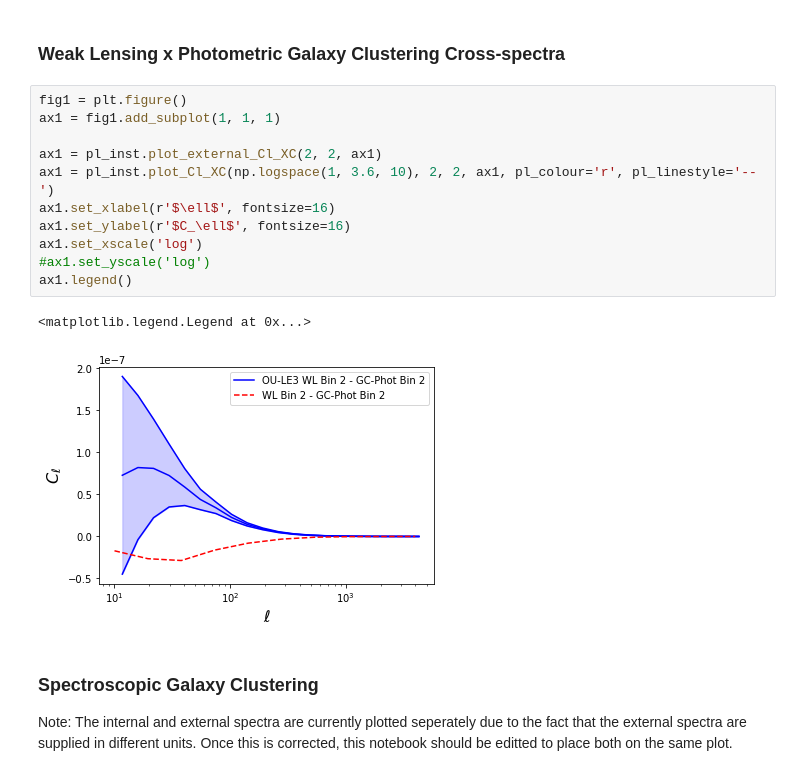
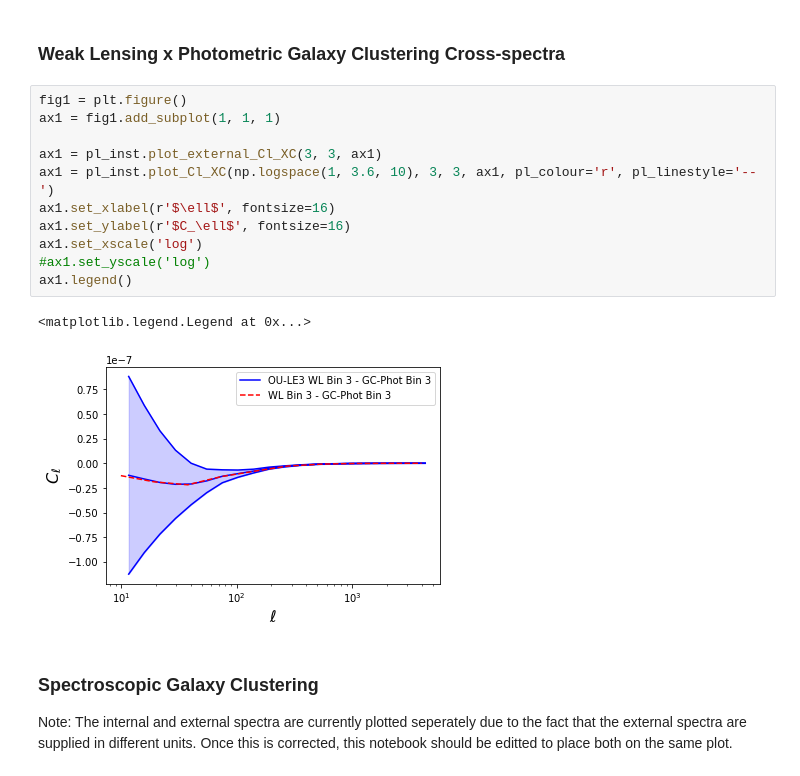
Before and after one commit to testarnyttnamn/testnamemaster, a Jupyter notebook: observable_plotting_notebook.ipynb, the cells around one changed output. Cells and saved outputs as stored; diff of their text form.

```diff
--- a/observable_plotting_notebook.ipynb
+++ b/observable_plotting_notebook.ipynb
@@ -155,17 +155,17 @@ ax1.legend()
 # %%
 fig1 = plt.figure()
 ax1 = fig1.add_subplot(1, 1, 1)
 
-ax1 = pl_inst.plot_external_Cl_XC(2, 2, ax1)
-ax1 = pl_inst.plot_Cl_XC(np.logspace(1, 3.6, 10), 2, 2, ax1, pl_colour='r', pl_linestyle='--')
+ax1 = pl_inst.plot_external_Cl_XC(3, 3, ax1)
+ax1 = pl_inst.plot_Cl_XC(np.logspace(1, 3.6, 10), 3, 3, ax1, pl_colour='r', pl_linestyle='--')
 ax1.set_xlabel(r'$\ell$', fontsize=16)
 ax1.set_ylabel(r'$C_\ell$', fontsize=16)
 ax1.set_xscale('log')
 #ax1.set_yscale('log')
 ax1.legend()
 # %% [output]
 <matplotlib.legend.Legend at 0x...>
-[figure, old version]
+[figure, new version]
 # %% [markdown]
 ### Spectroscopic Galaxy Clustering
 
```
Also changed, not shown: parts of 2 cells of this notebook, 1 other file.
